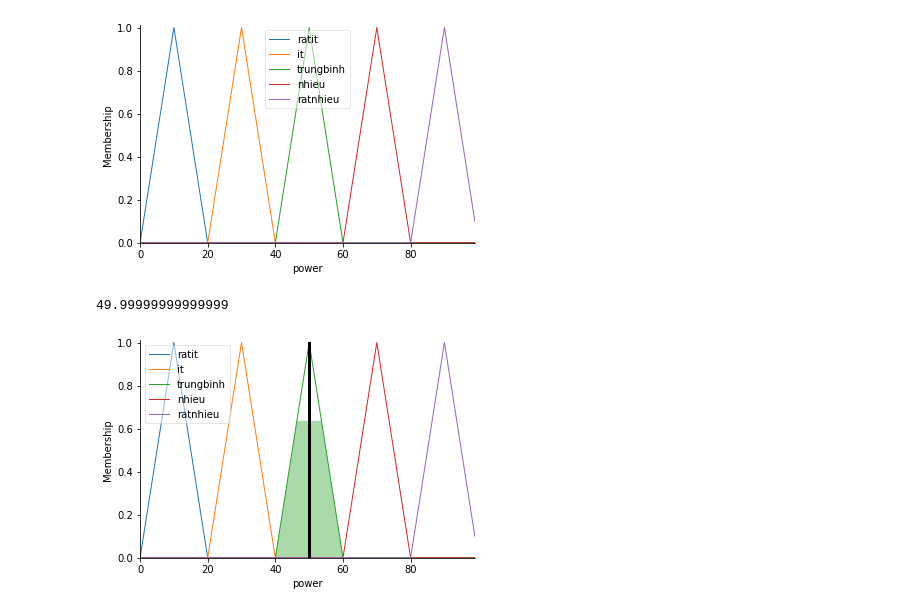
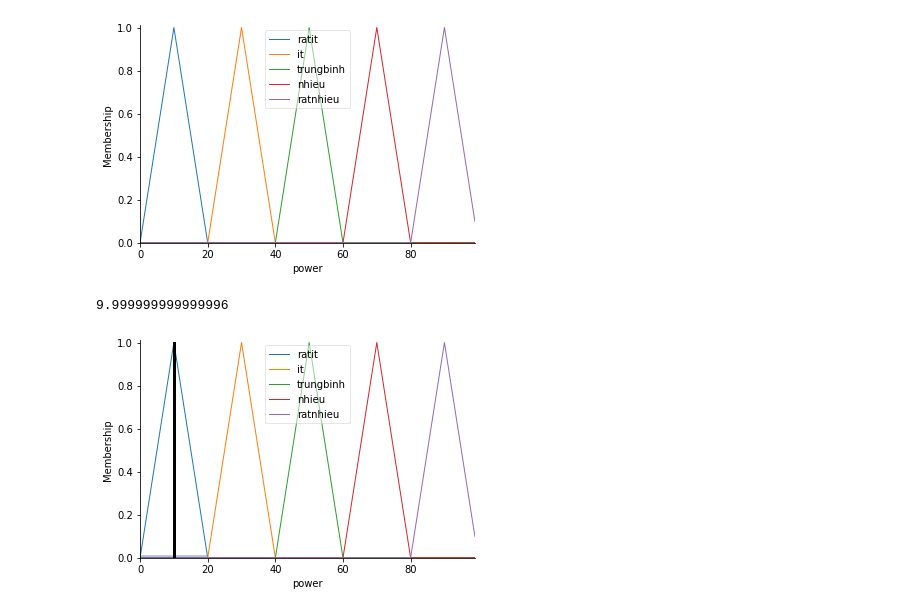
Before and after one commit to Quang-Trong-Tan-Loc/AI, a Jupyter notebook: BT5_power_rice_time.ipynb, the cells around one changed output. Saved outputs shown, nothing was run; the diff lists cells and outputs as text; code cells hidden in the pictures.

```diff
--- a/BT5_power_rice_time.ipynb
+++ b/BT5_power_rice_time.ipynb
@@ -62,14 +62,14 @@ power.view()
 rule1 = ctrl.Rule(rice['ratit'] & time['ratit'], power['nhieu'])
 rule2 = ctrl.Rule(rice['ratit'] & time['it'], power['trungbinh'])
 rule3 = ctrl.Rule(rice['ratit'] & time['trungbinh'], power['trungbinh'])
-rule4 = ctrl.Rule(rice['ratit'] & time['nhieu'], power['trungbinh'])
-rule5 = ctrl.Rule(rice['ratit'] & time['ratnhieu'], power['trungbinh'])
+rule4 = ctrl.Rule(rice['ratit'] & time['nhieu'], power['it'])
+rule5 = ctrl.Rule(rice['ratit'] & time['ratnhieu'], power['ratit'])
 
 rule6 = ctrl.Rule(rice['it'] & time['ratit'], power['nhieu'])
 rule7 = ctrl.Rule(rice['it'] & time['it'], power['nhieu'])
 rule8 = ctrl.Rule(rice['it'] & time['trungbinh'], power['trungbinh'])
-rule9 = ctrl.Rule(rice['it'] & time['nhieu'], power['trungbinh'])
-rule10 = ctrl.Rule(rice['it'] & time['ratnhieu'], power['it'])
+rule9 = ctrl.Rule(rice['it'] & time['nhieu'], power['it'])
+rule10 = ctrl.Rule(rice['it'] & time['ratnhieu'], power['ratit'])
 
 rule11 = ctrl.Rule(rice['trungbinh'] & time['ratit'], power['nhieu'])
 rule12 = ctrl.Rule(rice['trungbinh'] & time['it'], power['nhieu'])
@@ -77,25 +77,25 @@ rule13 = ctrl.Rule(rice['trungbinh'] & time['trungbinh'], power['trungbinh'])
 rule14 = ctrl.Rule(rice['trungbinh'] & time['nhieu'], power['trungbinh'])
 rule15 = ctrl.Rule(rice['trungbinh'] & time['ratnhieu'], power['it'])
 
-rule16 = ctrl.Rule(rice['nhieu'] & time['ratit'], power['nhieu'])
+rule16 = ctrl.Rule(rice['nhieu'] & time['ratit'], power['ratnhieu'])
 rule17 = ctrl.Rule(rice['nhieu'] & time['it'], power['nhieu'])
 rule18 = ctrl.Rule(rice['nhieu'] & time['trungbinh'], power['trungbinh'])
 rule19 = ctrl.Rule(rice['nhieu'] & time['nhieu'], power['trungbinh'])
 rule20 = ctrl.Rule(rice['nhieu'] & time['ratnhieu'], power['it'])
 
-rule21 = ctrl.Rule(rice['ratnhieu'] & time['ratit'], power['nhieu'])
-rule22 = ctrl.Rule(rice['ratnhieu'] & time['it'], power['nhieu'])
+rule21 = ctrl.Rule(rice['ratnhieu'] & time['ratit'], power['ratnhieu'])
+rule22 = ctrl.Rule(rice['ratnhieu'] & time['it'], power['ratnhieu'])
 rule23 = ctrl.Rule(rice['ratnhieu'] & time['trungbinh'], power['trungbinh'])
-rule24 = ctrl.Rule(rice['ratnhieu'] & time['nhieu'], power['trungbinh'])
+rule24 = ctrl.Rule(rice['ratnhieu'] & time['nhieu'], power['it'])
 rule25 = ctrl.Rule(rice['ratnhieu'] & time['ratnhieu'], power['ratit'])
 # %%
 power_ctrl=ctrl.ControlSystem([rule1,rule2,rule3,rule4,rule5,rule6,rule7,rule8,rule9,rule10,rule11,rule12,rule13,rule14,rule15,rule16,rule17,rule18,rule19,rule20,rule21,rule22,rule23,rule24,rule25])
 power1=ctrl.ControlSystemSimulation(power_ctrl)
-power1.input['time']=100
-power1.input['rice']=2000
+power1.input['time']= 300
+power1.input['rice']= 2000
 power1.compute()
 print(power1.output['power'])
 power.view(sim=power1)
 # %% [output]
-49.99999999999999
+9.999999999999996
-[figure, old version]
+[figure, new version]
```
